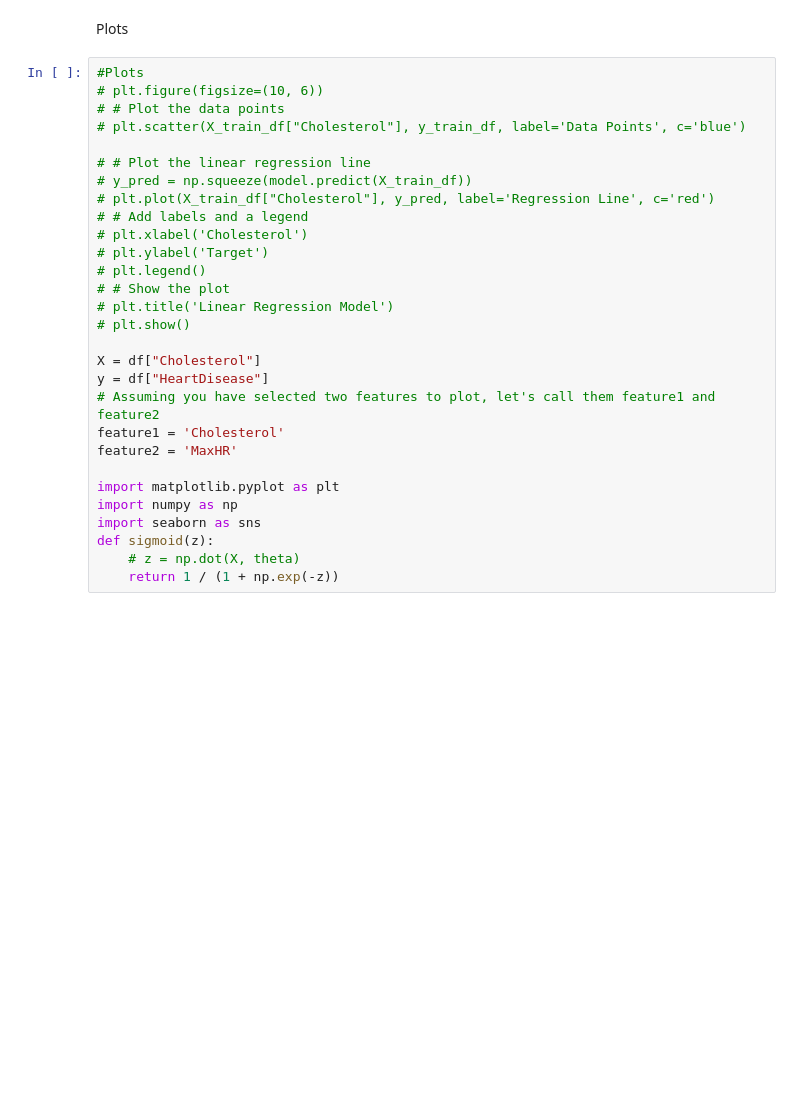
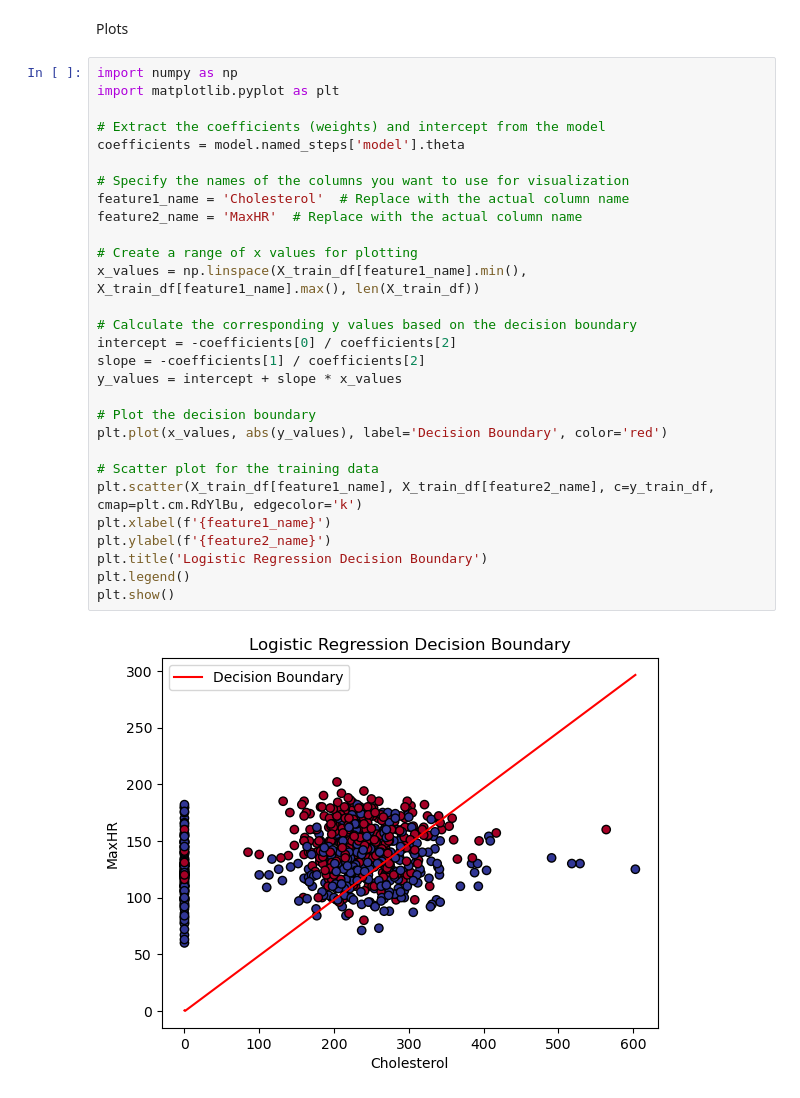
Before and after one commit to affan210/ml-algo, a Jupyter notebook: LogisticRegression.ipynb, the cells around one changed output. Saved outputs shown, nothing was run; the diff lists cells and outputs as text; blank space fills up the shorter version.

```diff
--- a/LogisticRegression.ipynb
+++ b/LogisticRegression.ipynb
@@ -444,31 +629,33 @@ ROC AUC Score: 0.93
 # %% [markdown]
 Plots
-# %%
-#Plots
-# plt.figure(figsize=(10, 6))
-# # Plot the data points
-# plt.scatter(X_train_df["Cholesterol"], y_train_df, label='Data Points', c='blue')
-
-# # Plot the linear regression line
-# y_pred = np.squeeze(model.predict(X_train_df))
-# plt.plot(X_train_df["Cholesterol"], y_pred, label='Regression Line', c='red')
-# # Add labels and a legend
-# plt.xlabel('Cholesterol')
-# plt.ylabel('Target')
-# plt.legend()
-# # Show the plot
-# plt.title('Linear Regression Model')
-# plt.show()
-
-X = df["Cholesterol"]
-y = df["HeartDisease"]
-# Assuming you have selected two features to plot, let's call them feature1 and feature2
-feature1 = 'Cholesterol'
-feature2 = 'MaxHR'
-
-import matplotlib.pyplot as plt
-import numpy as np
-import seaborn as sns
-def sigmoid(z):
-    # z = np.dot(X, theta)
-    return 1 / (1 + np.exp(-z))
+# %%
+import numpy as np
+import matplotlib.pyplot as plt
+
+# Extract the coefficients (weights) and intercept from the model
+coefficients = model.named_steps['model'].theta
+
+# Specify the names of the columns you want to use for visualization
+feature1_name = 'Cholesterol'  # Replace with the actual column name
+feature2_name = 'MaxHR'  # Replace with the actual column name
+
+# Create a range of x values for plotting
+x_values = np.linspace(X_train_df[feature1_name].min(), X_train_df[feature1_name].max(), len(X_train_df))
+
+# Calculate the corresponding y values based on the decision boundary
+intercept = -coefficients[0] / coefficients[2]
+slope = -coefficients[1] / coefficients[2]
+y_values = intercept + slope * x_values
+
+# Plot the decision boundary
+plt.plot(x_values, abs(y_values), label='Decision Boundary', color='red')
+
+# Scatter plot for the training data
+plt.scatter(X_train_df[feature1_name], X_train_df[feature2_name], c=y_train_df, cmap=plt.cm.RdYlBu, edgecolor='k')
+plt.xlabel(f'{feature1_name}')
+plt.ylabel(f'{feature2_name}')
+plt.title('Logistic Regression Decision Boundary')
+plt.legend()
+plt.show()
+# %% [output]
+[figure, added]
```
Also changed, not shown: parts of 20 cells of this notebook.
